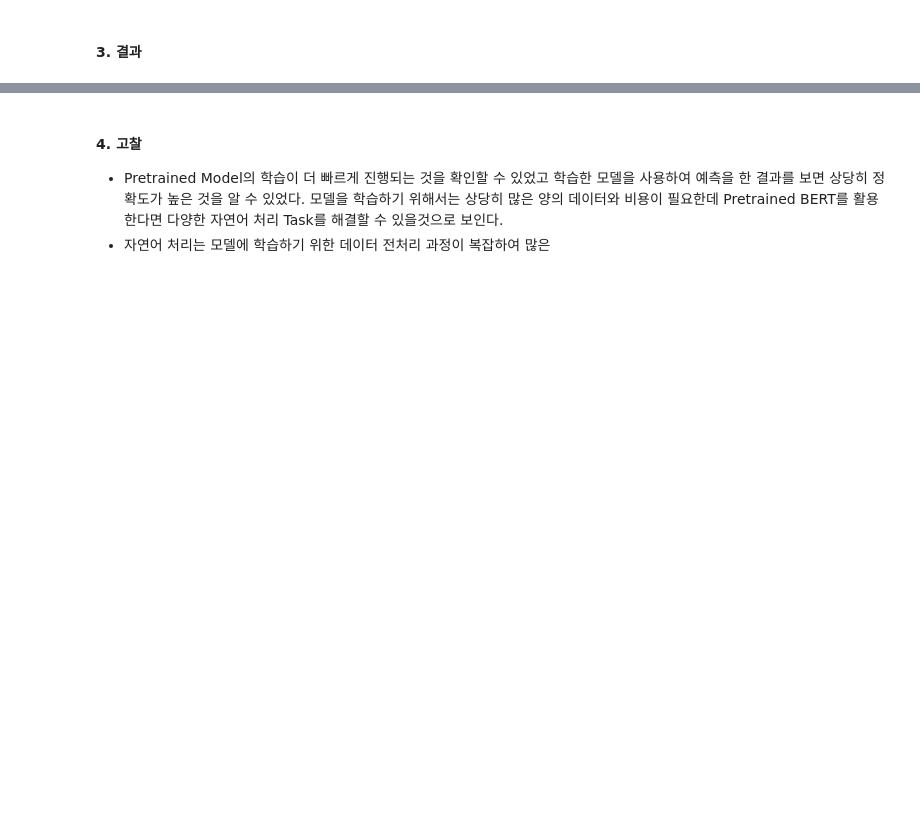
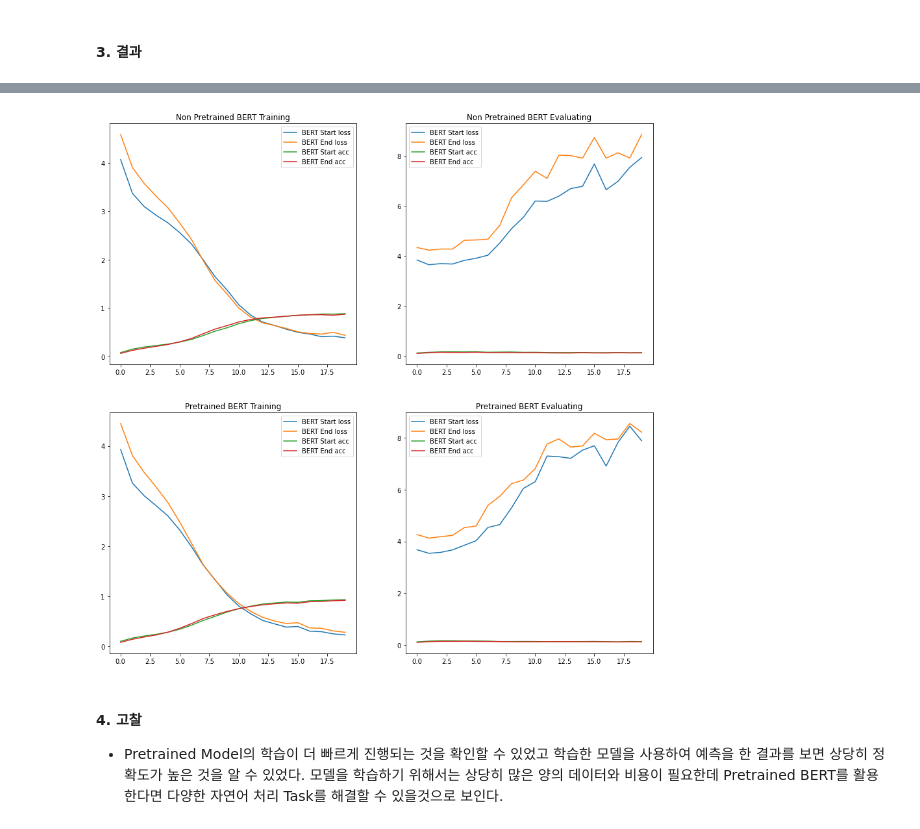
Before and after one commit to benestump/Aiffel, a Jupyter notebook: Exploration/26_KorQuAD_Task/E26_KorQuAD_Task.ipynb, the cells around one changed output, grey strips where cells are left out. Saved outputs shown, nothing was run; the diff lists cells and outputs as text; code cells hidden in the pictures; blank space fills up the shorter version.

```diff
--- a/Exploration/26_KorQuAD_Task/E26_KorQuAD_Task.ipynb
+++ b/Exploration/26_KorQuAD_Task/E26_KorQuAD_Task.ipynb
@@ -1015,12 +1015,12 @@ for epoch in range(20):
 
     bert_start_loss_ls.append(start_loss)
     bert_end_loss_ls.append(end_loss)
-    bert_start_acc_ls.append(start_loss)
+    bert_start_acc_ls.append(start_acc)
     bert_end_acc_ls.append(end_acc)
 
     eval_bert_start_loss_ls.append(eval_start_loss)
     eval_bert_end_loss_ls.append(eval_end_loss)
-    eval_bert_start_acc_ls.append(eval_start_loss)
+    eval_bert_start_acc_ls.append(eval_start_acc)
     eval_bert_end_acc_ls.append(eval_end_acc)
 
     acc = start_acc + end_acc
@@ -1109,12 +1109,12 @@ for epoch in range(20):
 
     prebert_start_loss_ls.append(start_loss)
     prebert_end_loss_ls.append(end_loss)
-    prebert_start_acc_ls.append(start_loss)
+    prebert_start_acc_ls.append(start_acc)
     prebert_end_acc_ls.append(end_acc)
 
     eval_prebert_start_loss_ls.append(eval_start_loss)
     eval_prebert_end_loss_ls.append(eval_end_loss)
-    eval_prebert_start_acc_ls.append(eval_start_loss)
+    eval_prebert_start_acc_ls.append(eval_start_acc)
     eval_prebert_end_acc_ls.append(eval_end_acc)
 
     if best_acc < acc:
@@ -1179,35 +1197,40 @@ with open(dev_json) as f:
 # %%
 plt.figure(figsize=(15, 15))
 plt.subplot(2, 2, 1)
 plt.plot(range(len(bert_start_loss_ls)), bert_start_loss_ls, label="BERT Start loss")
 plt.plot(range(len(bert_end_loss_ls)), bert_end_loss_ls, label="BERT End loss")
 plt.plot(range(len(bert_start_acc_ls)), bert_start_acc_ls, label="BERT Start acc")
 plt.plot(range(len(bert_end_acc_ls)), bert_end_acc_ls, label="BERT End acc")
+plt.legend(loc='upper right')
 plt.title('Non Pretrained BERT Training')
 
 plt.subplot(2, 2, 2)
 plt.plot(range(len(eval_bert_start_loss_ls)), eval_bert_start_loss_ls, label="BERT Start loss")
 plt.plot(range(len(eval_bert_end_loss_ls)), eval_bert_end_loss_ls, label="BERT End loss")
 plt.plot(range(len(eval_bert_start_acc_ls)), eval_bert_start_acc_ls, label="BERT Start acc")
 plt.plot(range(len(eval_bert_end_acc_ls)), eval_bert_end_acc_ls, label="BERT End acc")
+plt.legend(loc='upper left')
 plt.title('Non Pretrained BERT Evaluating')
 
 plt.subplot(2, 2, 3)
 plt.plot(range(len(prebert_start_loss_ls)), prebert_start_loss_ls, label="BERT Start loss")
 plt.plot(range(len(prebert_end_loss_ls)), prebert_end_loss_ls, label="BERT End loss")
 plt.plot(range(len(prebert_start_acc_ls)), prebert_start_acc_ls, label="BERT Start acc")
 plt.plot(range(len(prebert_end_acc_ls)), prebert_end_acc_ls, label="BERT End acc")
+plt.legend(loc='upper right')
 plt.title('Pretrained BERT Training')
 
 plt.subplot(2, 2, 4)
 plt.plot(range(len(eval_prebert_start_loss_ls)), eval_prebert_start_loss_ls, label="BERT Start loss")
 plt.plot(range(len(eval_prebert_end_loss_ls)), eval_prebert_end_loss_ls, label="BERT End loss")
 plt.plot(range(len(eval_prebert_start_acc_ls)), eval_prebert_start_acc_ls, label="BERT Start acc")
 plt.plot(range(len(eval_prebert_end_acc_ls)), eval_prebert_end_acc_ls, label="BERT End acc")
+plt.legend(loc='upper left')
 plt.title('Pretrained BERT Evaluating')
 plt.show()
+# %% [output]
+[figure, added]
 # %% [markdown]
 #### 4. 고찰
 
 - Pretrained Model의 학습이 더 빠르게 진행되는 것을 확인할 수 있었고 학습한 모델을 사용하여 예측을 한 결과를 보면 상당히 정확도가 높은 것을 알 수 있었다. 모델을 학습하기 위해서는 상당히 많은 양의 데이터와 비용이 필요한데 Pretrained BERT를 활용한다면 다양한 자연어 처리 Task를 해결할 수 있을것으로 보인다.
-- 자연어 처리는 모델에 학습하기 위한 데이터 전처리 과정이 복잡하여 많은
```
Also changed, not shown: parts of 6 cells of this notebook.
